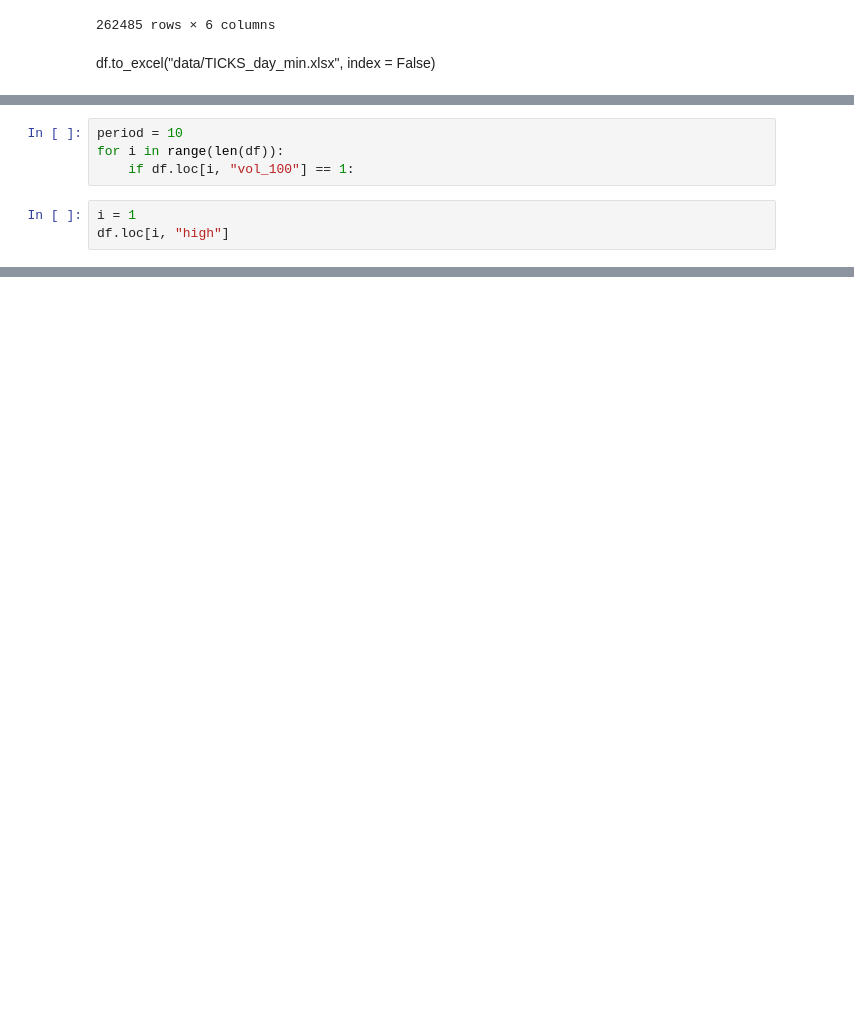
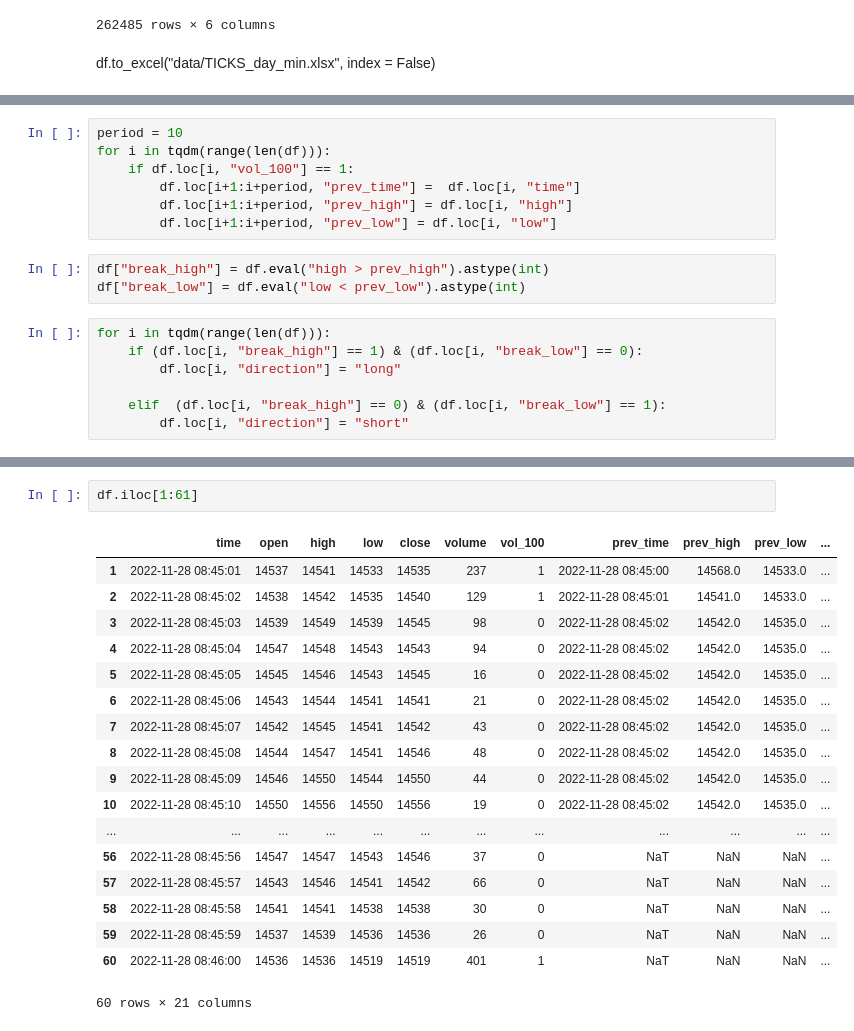
Before and after one commit to JulieKuo/stock, a Jupyter notebook: option.ipynb, the cells around one changed output, grey strips where cells are left out. Drawn from its saved outputs; the diff is of its cells as text; blank space fills up the shorter version.

```diff
--- a/option.ipynb
+++ b/option.ipynb
@@ -66,7 +100,17 @@ df.head()
 # %%
 period = 10
-for i in range(len(df)):
+for i in tqdm(range(len(df))):
     if df.loc[i, "vol_100"] == 1:
+        df.loc[i+1:i+period, "prev_time"] =  df.loc[i, "time"]
+        df.loc[i+1:i+period, "prev_high"] = df.loc[i, "high"]
+        df.loc[i+1:i+period, "prev_low"] = df.loc[i, "low"]
-# %%
-i = 1
-df.loc[i, "high"]
+# %%
+df["break_high"] = df.eval("high > prev_high").astype(int)
+df["break_low"] = df.eval("low < prev_low").astype(int)
+# %%
+for i in tqdm(range(len(df))):
+    if (df.loc[i, "break_high"] == 1) & (df.loc[i, "break_low"] == 0):
+        df.loc[i, "direction"] = "long"
+
+    elif  (df.loc[i, "break_high"] == 0) & (df.loc[i, "break_low"] == 1):
+        df.loc[i, "direction"] = "short"
@@ -72,0 +207,21 @@ df.loc[i, "high"]
+# %%
+df.iloc[1:61]
+# %% [output]
+|  | time | open | high | low | close | volume | vol_100 | prev_time | prev_high | prev_low | ... |
+| 1 | 2022-11-28 08:45:01 | 14537 | 14541 | 14533 | 14535 | 237 | 1 | 2022-11-28 08:45:00 | 14568.0 | 14533.0 | ... |
+| 2 | 2022-11-28 08:45:02 | 14538 | 14542 | 14535 | 14540 | 129 | 1 | 2022-11-28 08:45:01 | 14541.0 | 14533.0 | ... |
+| 3 | 2022-11-28 08:45:03 | 14539 | 14549 | 14539 | 14545 | 98 | 0 | 2022-11-28 08:45:02 | 14542.0 | 14535.0 | ... |
+| 4 | 2022-11-28 08:45:04 | 14547 | 14548 | 14543 | 14543 | 94 | 0 | 2022-11-28 08:45:02 | 14542.0 | 14535.0 | ... |
+| 5 | 2022-11-28 08:45:05 | 14545 | 14546 | 14543 | 14545 | 16 | 0 | 2022-11-28 08:45:02 | 14542.0 | 14535.0 | ... |
+| 6 | 2022-11-28 08:45:06 | 14543 | 14544 | 14541 | 14541 | 21 | 0 | 2022-11-28 08:45:02 | 14542.0 | 14535.0 | ... |
+| 7 | 2022-11-28 08:45:07 | 14542 | 14545 | 14541 | 14542 | 43 | 0 | 2022-11-28 08:45:02 | 14542.0 | 14535.0 | ... |
+| 8 | 2022-11-28 08:45:08 | 14544 | 14547 | 14541 | 14546 | 48 | 0 | 2022-11-28 08:45:02 | 14542.0 | 14535.0 | ... |
+| 9 | 2022-11-28 08:45:09 | 14546 | 14550 | 14544 | 14550 | 44 | 0 | 2022-11-28 08:45:02 | 14542.0 | 14535.0 | ... |
+| 10 | 2022-11-28 08:45:10 | 14550 | 14556 | 14550 | 14556 | 19 | 0 | 2022-11-28 08:45:02 | 14542.0 | 14535.0 | ... |
+| ... | ... | ... | ... | ... | ... | ... | ... | ... | ... | ... | ... |
+| 56 | 2022-11-28 08:45:56 | 14547 | 14547 | 14543 | 14546 | 37 | 0 | NaT | NaN | NaN | ... |
+| 57 | 2022-11-28 08:45:57 | 14543 | 14546 | 14541 | 14542 | 66 | 0 | NaT | NaN | NaN | ... |
+| 58 | 2022-11-28 08:45:58 | 14541 | 14541 | 14538 | 14538 | 30 | 0 | NaT | NaN | NaN | ... |
+| 59 | 2022-11-28 08:45:59 | 14537 | 14539 | 14536 | 14536 | 26 | 0 | NaT | NaN | NaN | ... |
+| 60 | 2022-11-28 08:46:00 | 14536 | 14536 | 14519 | 14519 | 401 | 1 | NaT | NaN | NaN | ... |
+60 rows × 21 columns
```
Also changed, not shown: parts of 12 cells of this notebook.
